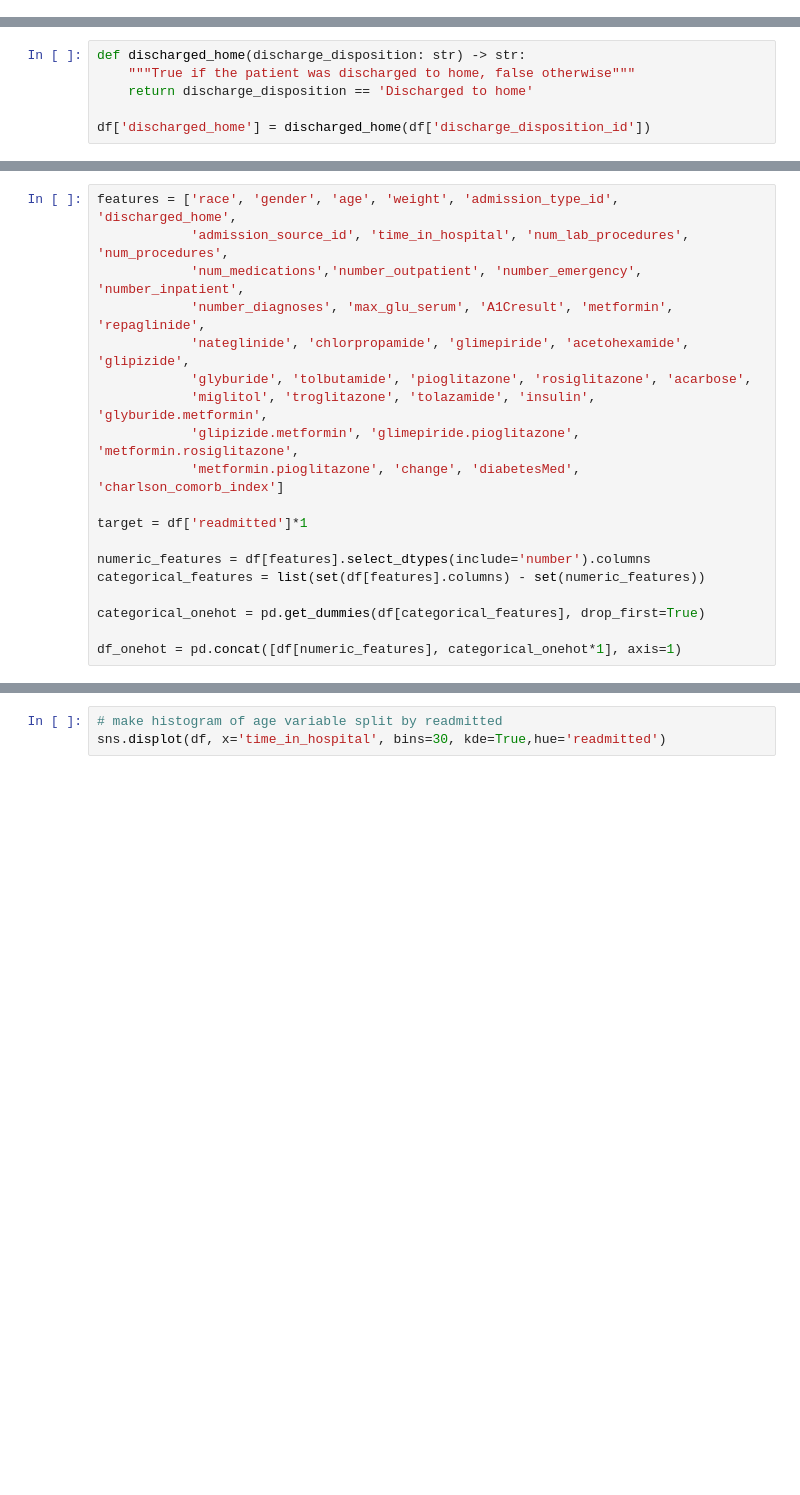
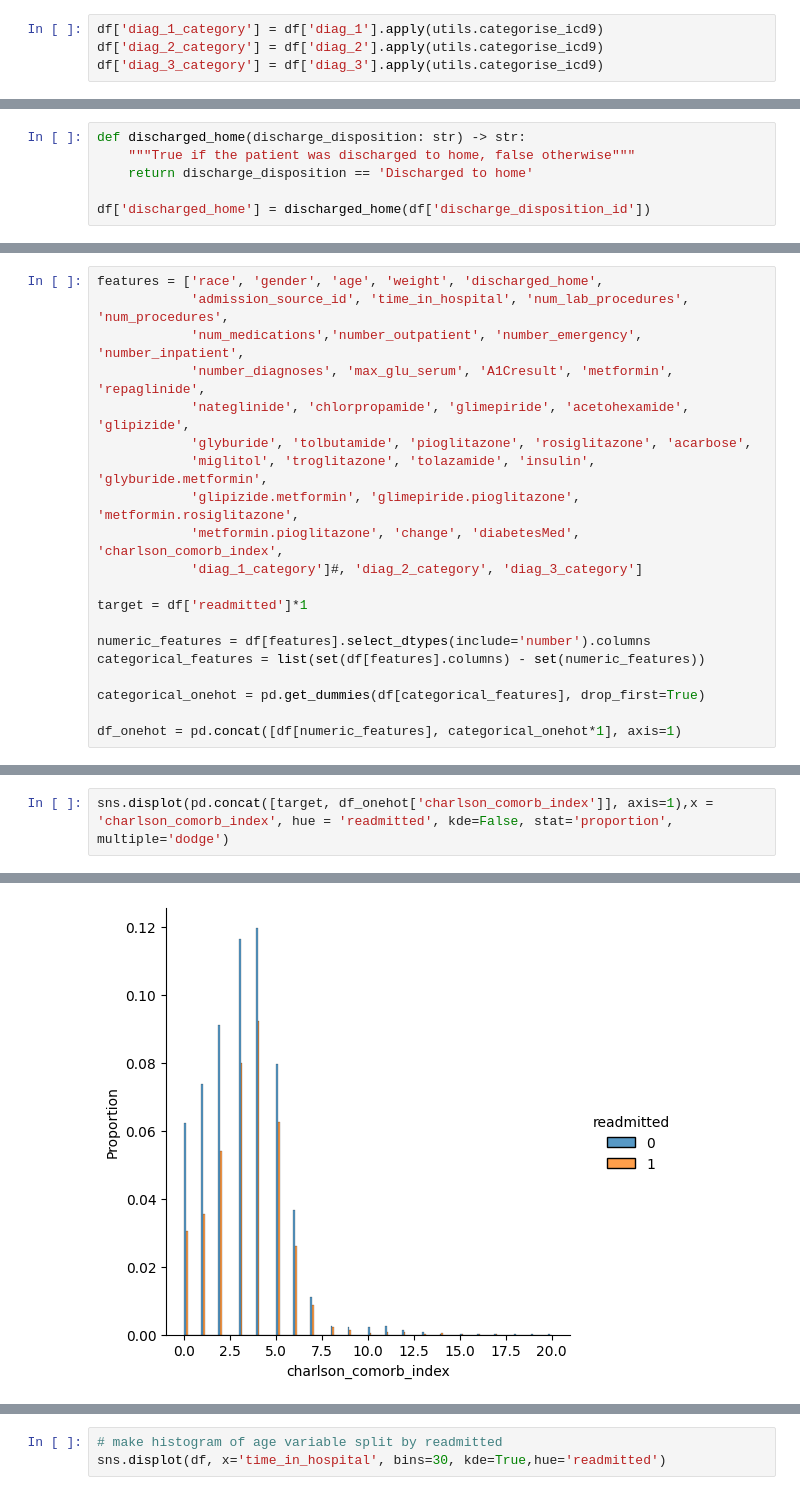
Before and after one commit to SamHollings/readmission, a Jupyter notebook: analysis.ipynb, the cells around one changed output, grey strips where cells are left out. Drawn from its saved outputs; the diff is of its cells as text; blank space fills up the shorter version.

```diff
--- a/analysis.ipynb
+++ b/analysis.ipynb
@@ -47,3 +52,7 @@ if recalculate:
     df.to_csv("data/Diabetes_Charlson.csv", index=False)
 else:
     df = pd.read_csv("data/Diabetes_Charlson.csv")
+# %%
+df['diag_1_category'] = df['diag_1'].apply(utils.categorise_icd9)
+df['diag_2_category'] = df['diag_2'].apply(utils.categorise_icd9)
+df['diag_3_category'] = df['diag_3'].apply(utils.categorise_icd9)
@@ -76,5 +128,5 @@ Index(['race', 'gender', 'age', 'weight', 'admission_type_id',
 # %%
-features = ['race', 'gender', 'age', 'weight', 'admission_type_id', 'discharged_home',
+features = ['race', 'gender', 'age', 'weight', 'discharged_home',
             'admission_source_id', 'time_in_hospital', 'num_lab_procedures', 'num_procedures',
             'num_medications','number_outpatient', 'number_emergency', 'number_inpatient',
             'number_diagnoses', 'max_glu_serum', 'A1Cresult', 'metformin', 'repaglinide',
@@ -82,7 +134,8 @@ features = ['race', 'gender', 'age', 'weight', 'admission_type_id', 'discharged_
             'glyburide', 'tolbutamide', 'pioglitazone', 'rosiglitazone', 'acarbose',
             'miglitol', 'troglitazone', 'tolazamide', 'insulin', 'glyburide.metformin',
             'glipizide.metformin', 'glimepiride.pioglitazone', 'metformin.rosiglitazone',
-            'metformin.pioglitazone', 'change', 'diabetesMed', 'charlson_comorb_index']
+            'metformin.pioglitazone', 'change', 'diabetesMed', 'charlson_comorb_index',
+            'diag_1_category']#, 'diag_2_category', 'diag_3_category']
 
 target = df['readmitted']*1
 
@@ -94,0 +169,3 @@ df_onehot = pd.concat([df[numeric_features], categorical_onehot*1], axis=1)
+# %%
+sns.displot(pd.concat([target, df_onehot['charlson_comorb_index']], axis=1),x = 'charlson_comorb_index', hue = 'readmitted', kde=False, stat='proportion', multiple='dodge')
+# %% [output]
@@ -94,0 +173 @@ df_onehot = pd.concat([df[numeric_features], categorical_onehot*1], axis=1)
+[figure, added]
```
Also changed, not shown: parts of 22 cells of this notebook, 2 other files.
